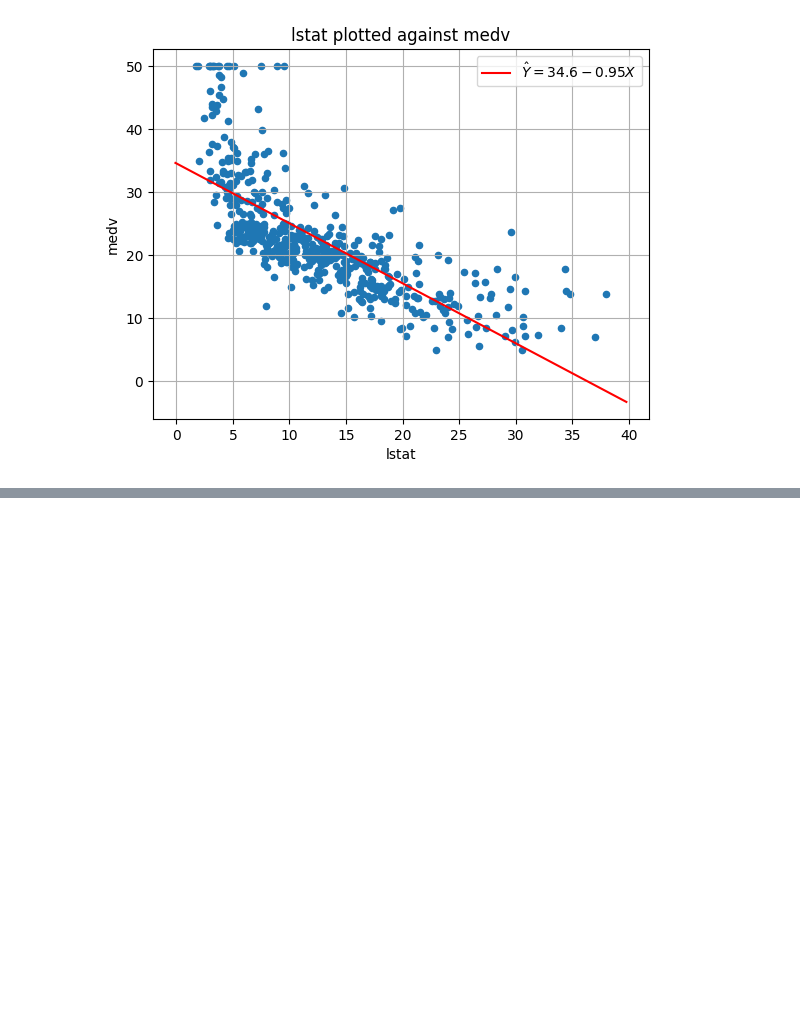
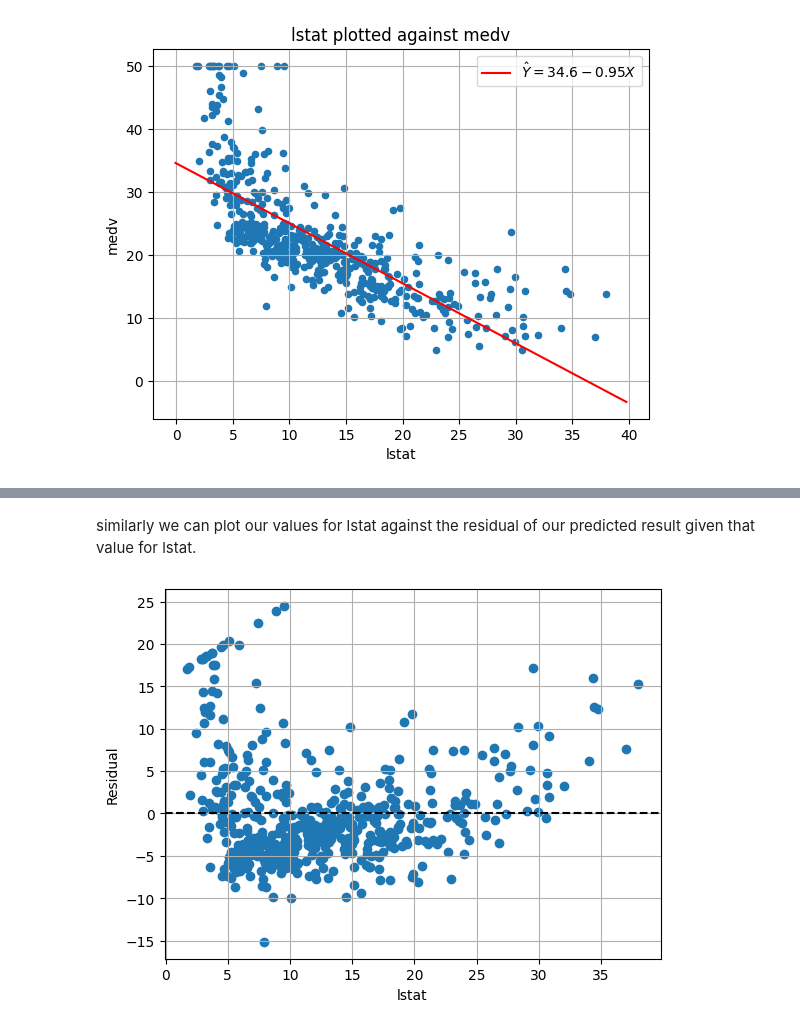
Before and after one commit to jacob9301/Linear-Regression-Lab, a Jupyter notebook: LinearRegressionLab.ipynb, the cells around one changed output, grey strips where cells are left out. Saved outputs shown, nothing was run; the diff lists cells and outputs as text; code cells hidden in the pictures; blank space fills up the shorter version.

```diff
--- a/LinearRegressionLab.ipynb
+++ b/LinearRegressionLab.ipynb
@@ -78,0 +92,11 @@ ax.grid()
+# %% [markdown]
+similarly we can plot our values for lstat against the residual of our predicted result given that value for lstat.
+# %%
+fix, ax = subplots()
+ax.scatter(boston.lstat, results.resid)
+ax.set_xlabel('lstat')
+ax.set_ylabel('Residual')
+ax.axhline(0, c='k', ls='--')
+ax.grid()
+# %% [output]
+[figure, added]
```
Also changed, not shown: parts of 4 cells of this notebook.
